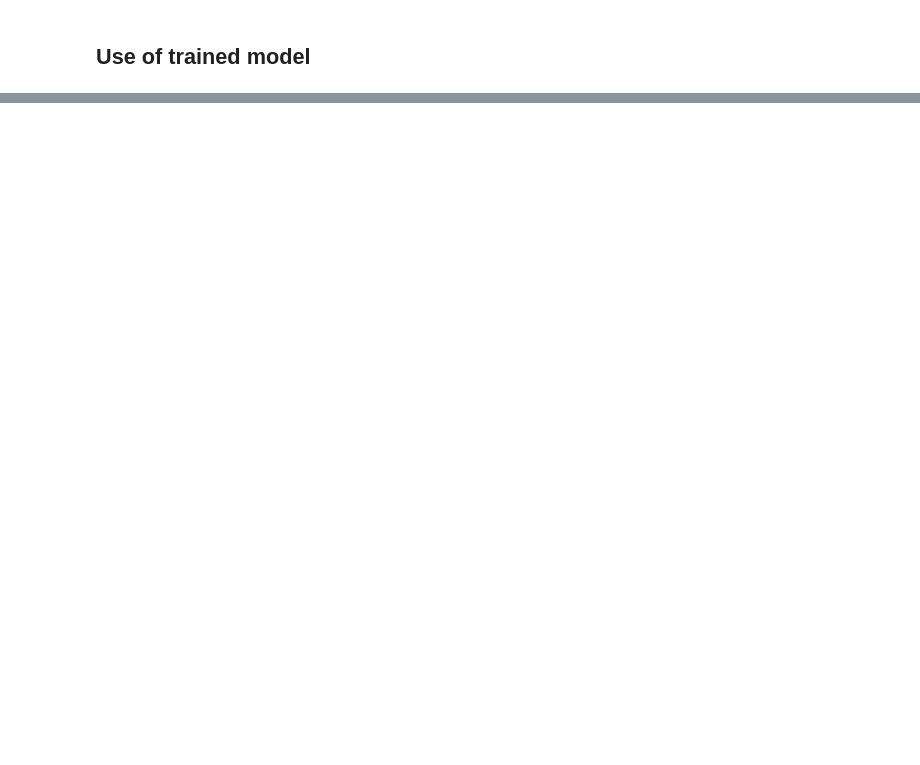
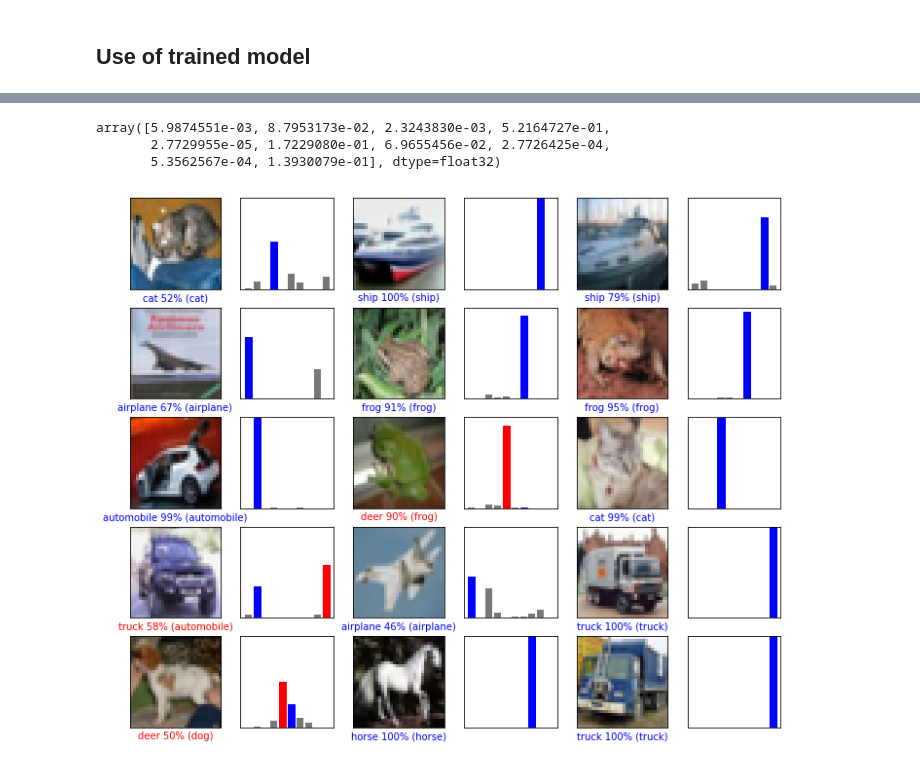
Before and after one commit to DemianMelskens/CBS, a Jupyter notebook: machine learning/Deep Learning/Convolutional Neural Network.ipynb, the cells around one changed output, grey strips where cells are left out. Saved outputs shown, nothing was run; the diff lists cells and outputs as text; code cells hidden in the pictures; blank space fills up the shorter version.

```diff
--- a/machine learning/Deep Learning/Convolutional Neural Network.ipynb
+++ b/machine learning/Deep Learning/Convolutional Neural Network.ipynb
@@ -567,0 +598,16 @@ np.argmax(predictions_single[0])
+# %%
+# Save the weights
+model.save_weights('model_weights.h5')
+
+# Save the model architecture
+with open('model_architecture.json', 'w') as f:
+    f.write(model.to_json())
+# %%
+from keras.models import model_from_json
+
+# Model reconstruction from JSON file
+with open('model_architecture.json', 'r') as f:
+    model_reloaded = model_from_json(f.read())
+
+# Load weights into the new model
+model_reloaded.load_weights('model_weights.h5')
@@ -567,0 +634,21 @@ np.argmax(predictions_single[0])
+# %%
+# make predictions
+predictions = model_reloaded.predict(test_imgs)
+
+predictions[0]
+# %% [output]
+array([5.9874551e-03, 8.7953173e-02, 2.3243830e-03, 5.2164727e-01,
+       2.7729955e-05, 1.7229080e-01, 6.9655456e-02, 2.7726425e-04,
+       5.3562567e-04, 1.3930079e-01], dtype=float32)
+# %%
+num_rows = 5
+num_cols = 3
+num_images = num_rows*num_cols
+plt.figure(figsize=(2*2*num_cols, 2*num_rows))
+for i in range(num_images):
+  plt.subplot(num_rows, 2*num_cols, 2*i+1)
+  plot_image(i, predictions, test_labels[:,0], test_imgs)
+  plt.subplot(num_rows, 2*num_cols, 2*i+2)
+  plot_value_array(i, predictions, test_labels[:,0])
+# %% [output]
+[figure, added]
```
Also changed, not shown: parts of 15 cells of this notebook, 14 other files.
